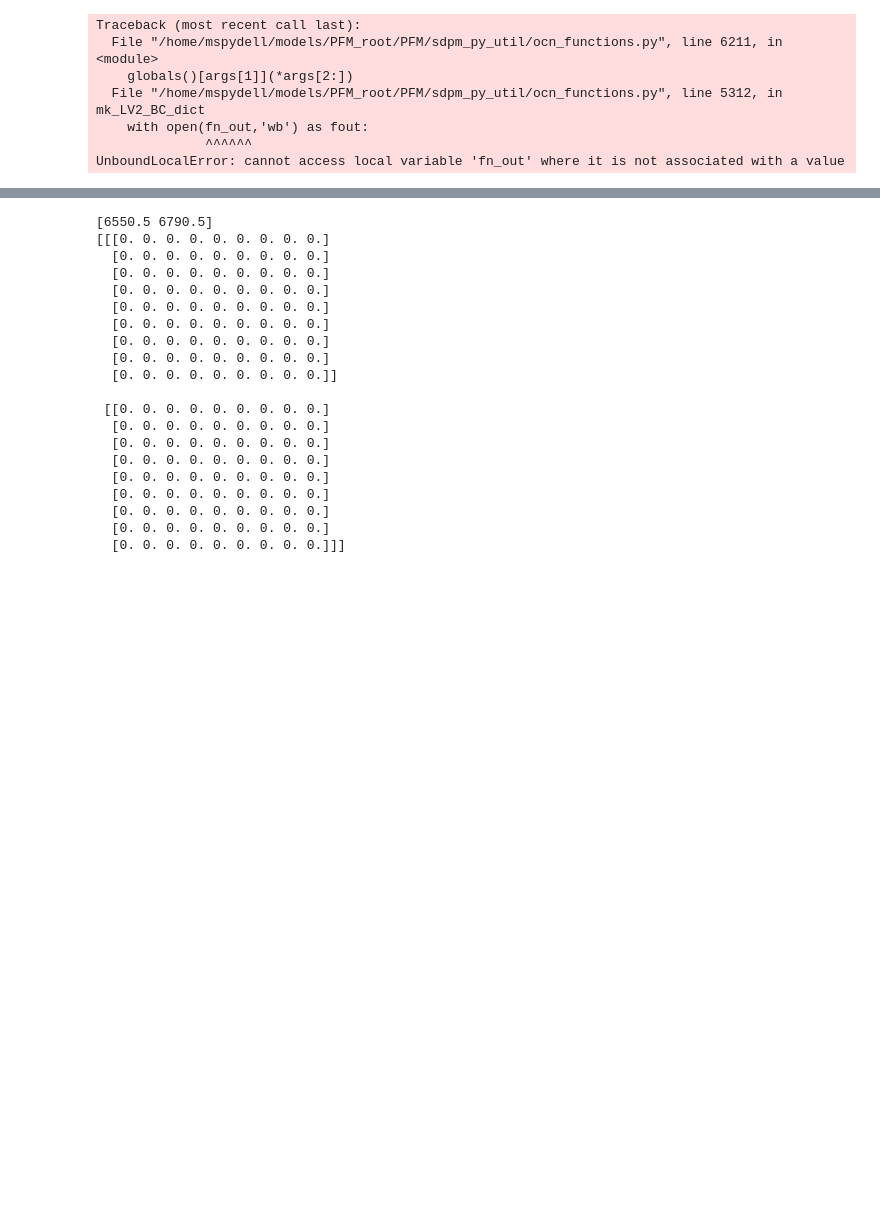
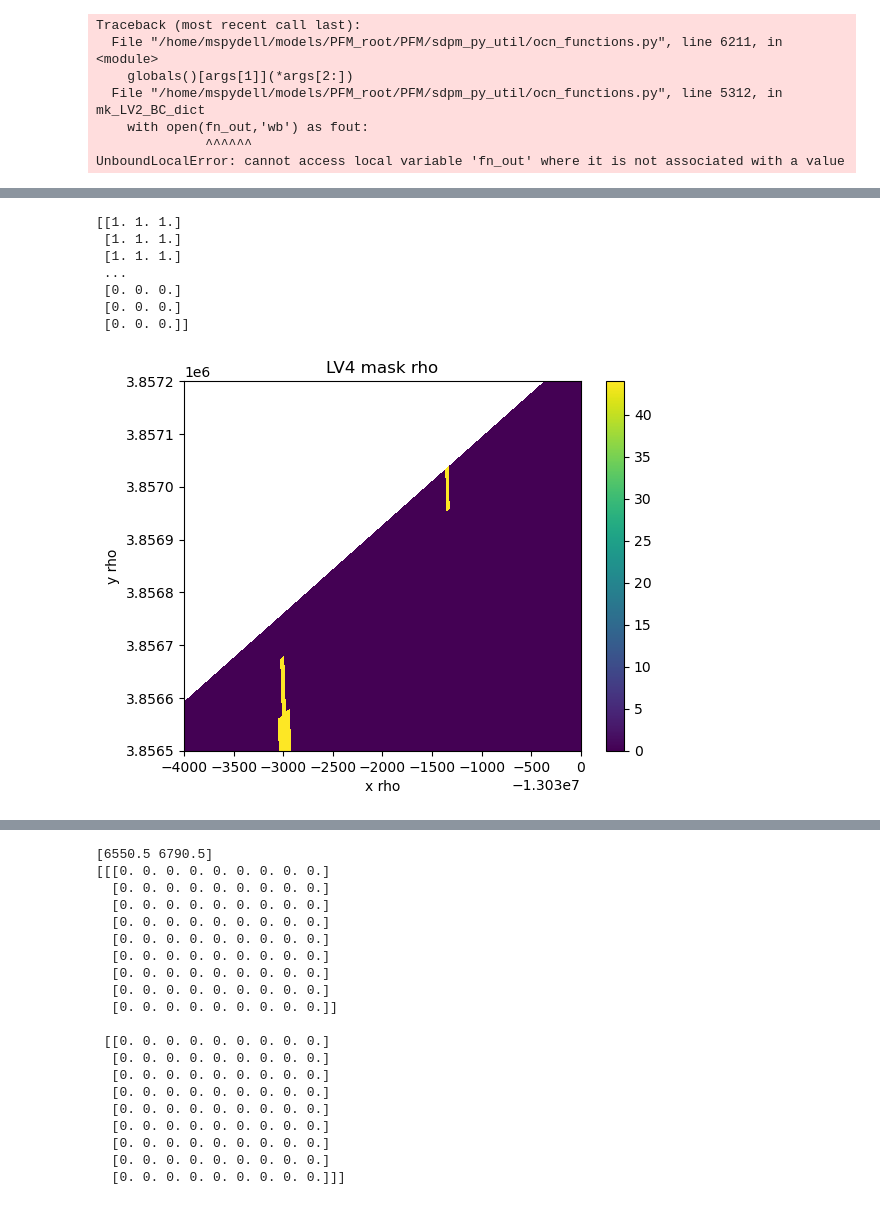
Before and after one commit to mspydell/PFM, a Jupyter notebook: driver/LV4_notebook.ipynb, the cells around one changed output, grey strips where cells are left out. Cells and saved outputs as stored; diff of their text form; code cells hidden in the pictures; blank space fills up the shorter version.

```diff
--- a/driver/LV4_notebook.ipynb
+++ b/driver/LV4_notebook.ipynb
@@ -60,0 +214,23 @@ dict_keys(['theta_s', 'theta_b', 'Tcline', 'hc', 'Cs_r', 'sc_r', 'Cs_w', 'sc_w',
+# %%
+fig, ax = plt.subplots()
+#p0=ax.pcolor(gr4['x_rho'][:],gr4['y_rho'][:],gr4['h'][:],vmin=0,vmax=44)
+p1=ax.pcolor(gr4['x_rho'][:],gr4['y_rho'][:],gr4['mask_rho'][:])
+
+#p0=ax.contourf(gr4['x_rho'][:],gr4['y_rho'][:],gr4['h'][:],15)
+#p1=ax.plot(gr4['x_rho'][:],gr4['y_rho'][:],'r.')
+plt.xlim([-1.3034e7,-1.303e7])
+plt.ylim([3.8565e6,3.8572e6])
+plt.xlabel('x rho')
+plt.ylabel('y rho')
+plt.title('LV4 mask rho')
+fig.colorbar(p0,ax=ax)
+#plt.clim(20,24)
+# %% [output]
+[[1. 1. 1.]
+ [1. 1. 1.]
+ [1. 1. 1.]
+ ...
+ [0. 0. 0.]
+ [0. 0. 0.]
+ [0. 0. 0.]]
+[figure, added]
```
Also changed, not shown: parts of 16 cells of this notebook, 2 other files.
